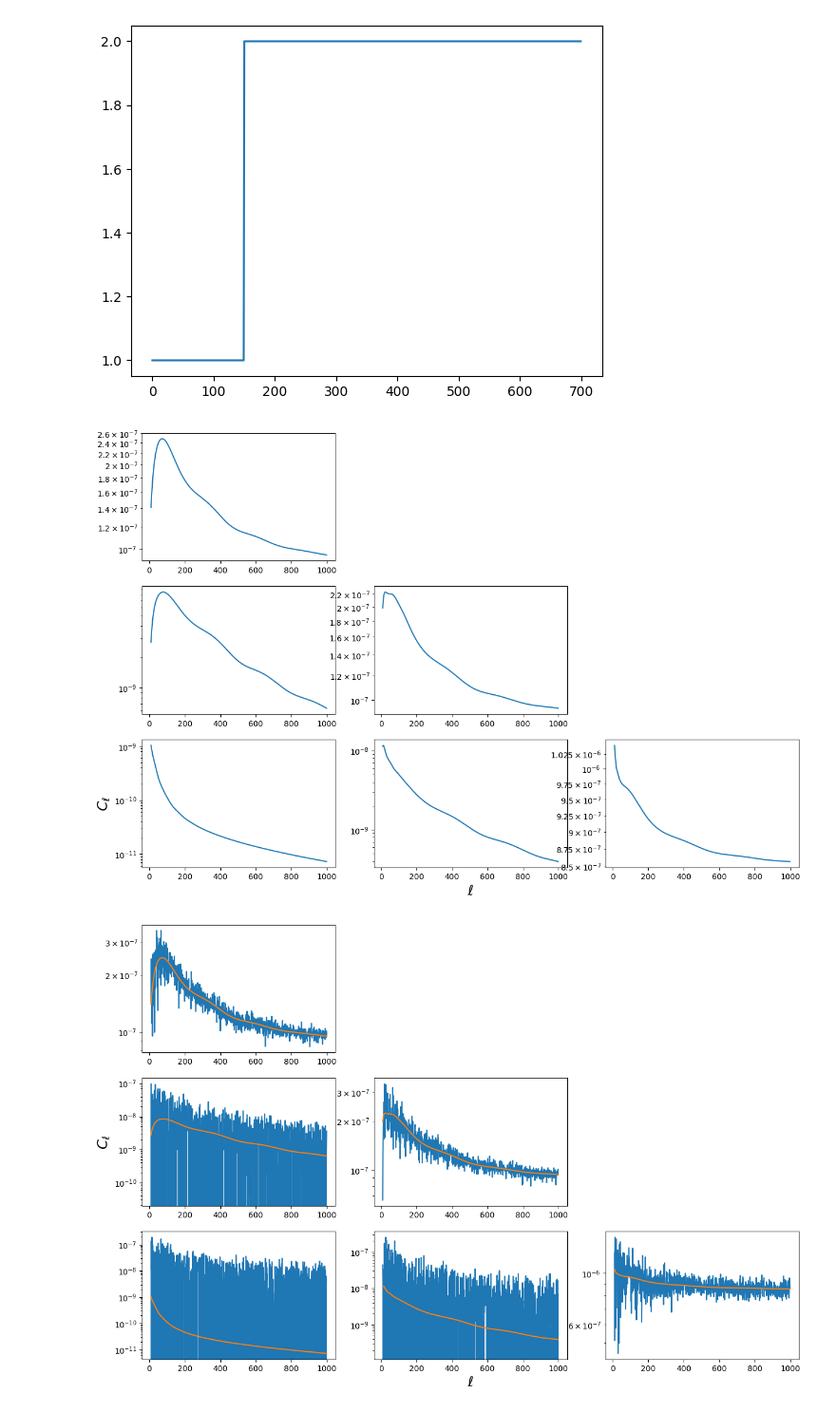
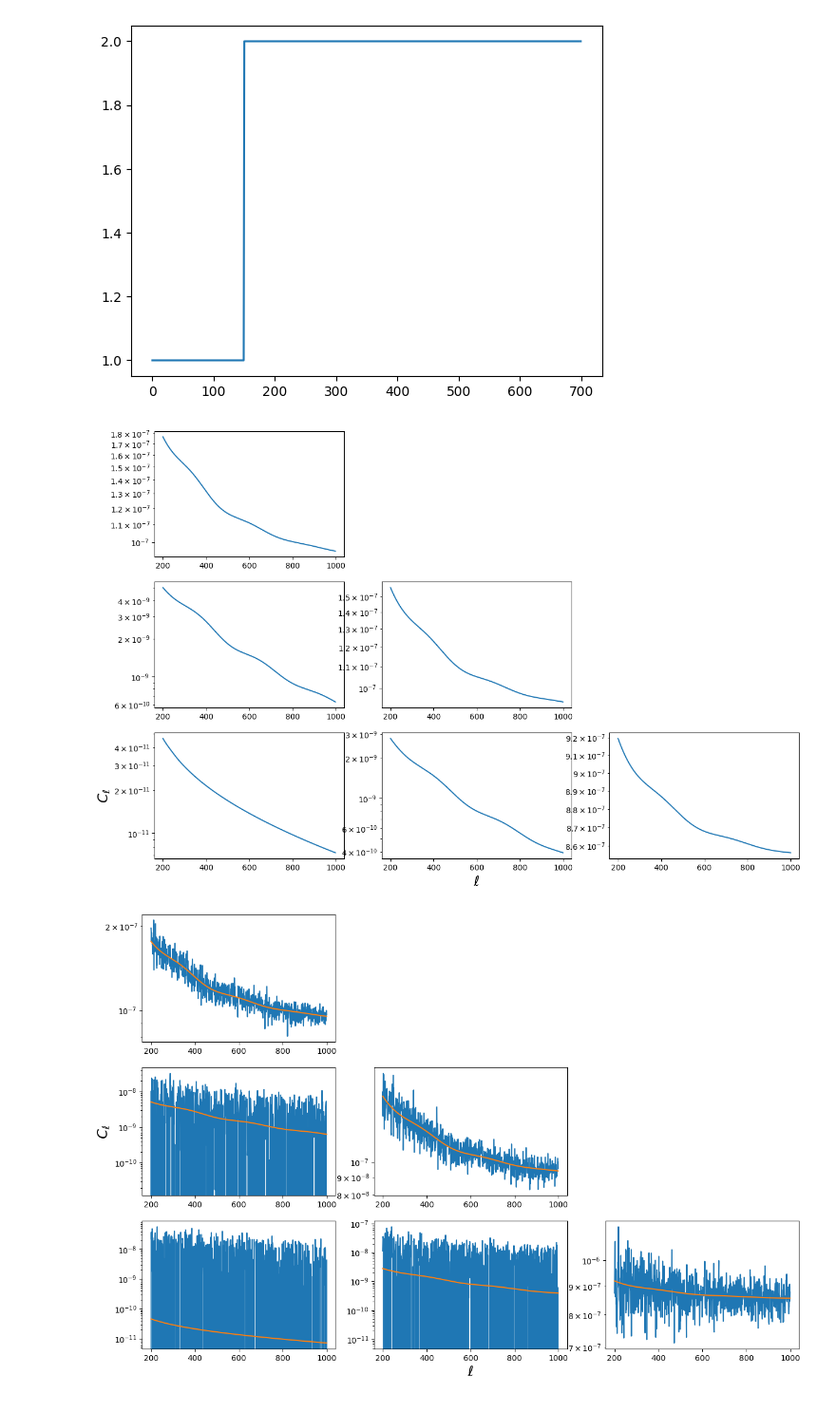
Before and after one commit to fpetri115/LBGforecast, a Jupyter notebook: tests_angpower.ipynb, the cells around one changed output. Shown: that part at 95% size. Saved outputs shown, nothing was run; the diff lists cells and outputs as text; code cells hidden in the pictures.

```diff
--- a/tests_angpower.ipynb
+++ b/tests_angpower.ipynb
@@ -14,7 +14,7 @@ from lbg_forecast.angular_power import compare_cls
 # %%
 z_space = np.arange(0, 7, 0.01)
 # %%
-ell = np.arange(10, 1000, 1)
+ell = np.arange(200, 1000, 1)
 # %%
 cbias = custom_bias(1, 2, 1.5)
 # %%
@@ -29,13 +29,13 @@ cl = cl_theory(define_cosmo(), nz_params, 1, 2, ell)
 # %%
 plot_ncls(cl, ell, figure_size=(15,10), fontsize=18, ncls=3)
 # %% [output]
-[figure, old version]
+[figure, new version]
 # %%
-data = cl_data(define_cosmo(), nz_params, 1, 2, ell, f_sky=0.5, seed=100)
+data = cl_data(define_cosmo(), nz_params, 1, 2, ell, f_sky=0.5, seed=100, ncls=3)
 # %%
-compare_cls(data[0], cl, ell, figure_size=(15,10), fontsize=18)
+compare_cls(data[0], cl, ell, figure_size=(15,10), fontsize=18, ncls=3)
 # %% [output]
-[figure, old version]
+[figure, new version]
 # %%
 cl_CMB = cl_theory_CMB(define_cosmo(), nz_params, 1, 2, ell)
 # %%
```
Also changed, not shown: parts of 4 cells of this notebook.
